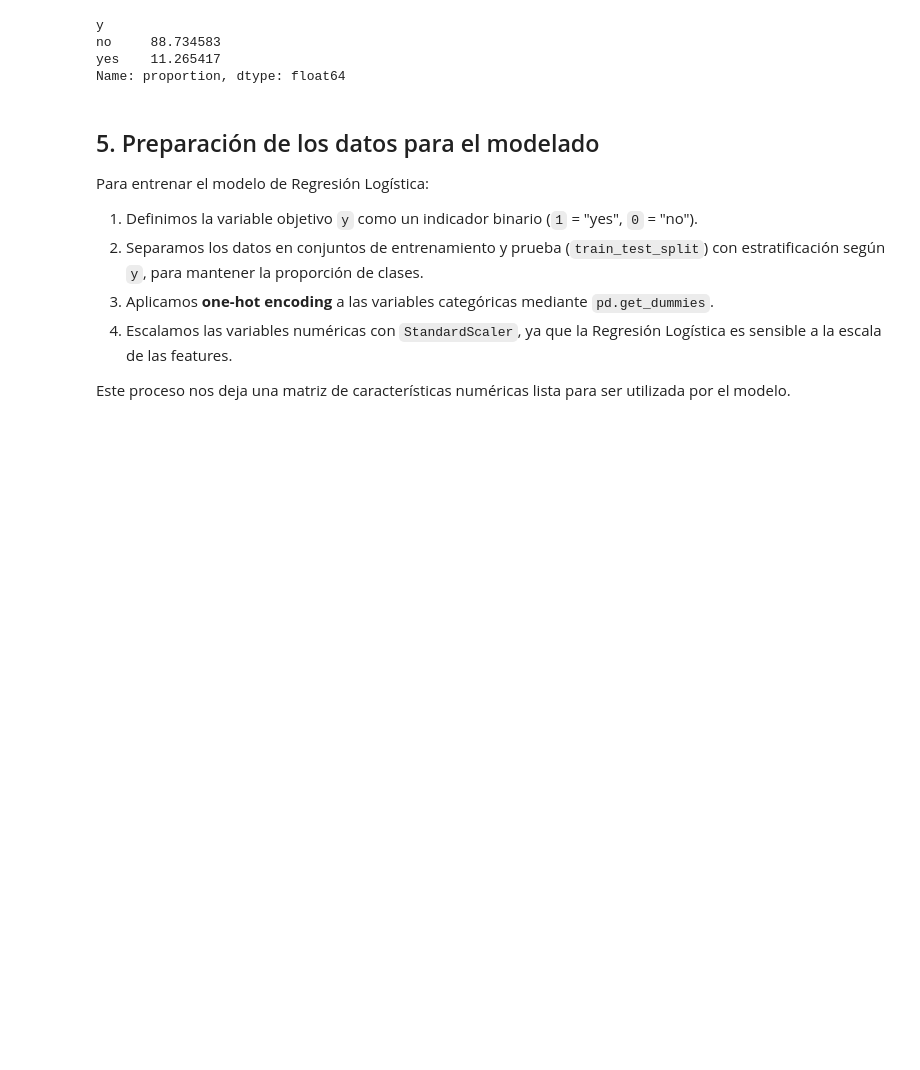
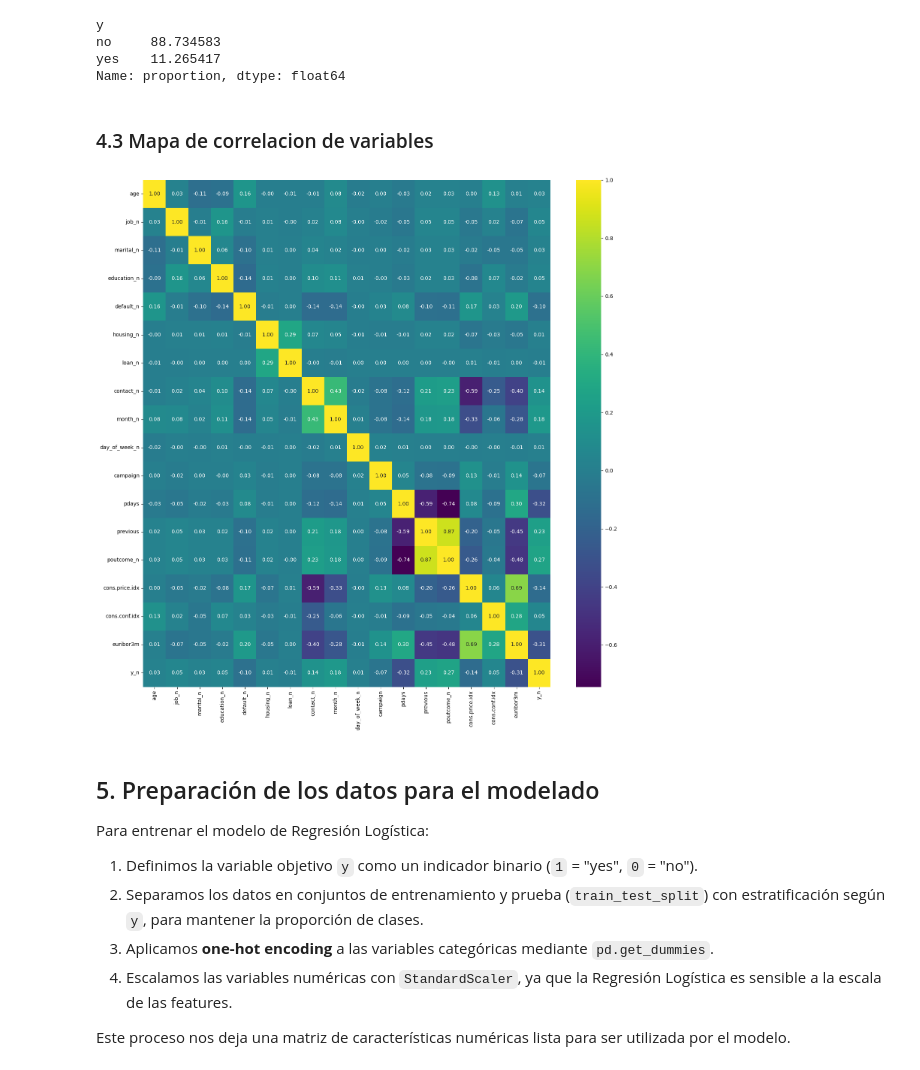
Before and after one commit to 4GeeksAcademy/carlos-gondelles-proyecto-regresion-logistica, a Jupyter notebook: src/explore.ipynb, the cells around one changed output. Saved outputs shown, nothing was run; the diff lists cells and outputs as text; code cells hidden in the pictures; blank space fills up the shorter version.

```diff
--- a/src/explore.ipynb
+++ b/src/explore.ipynb
@@ -302,6 +341,14 @@ plt.tight_layout()
 plt.show()
 # %% [output]
 [figure]
+# %%
+total_data = df.copy()
+total_data["y_n"] = pd.factorize(total_data.y)[0]
+
+
+y_transformation_rules = {row["y"]: row["y_n"] for index, row in total_data[["y_n", "y"]].drop_duplicates().iterrows()}
+with open("./y_transformation_rules.json", "w") as f:
+  json.dump(y_transformation_rules, f)
 # %% [markdown]
 ### 3.2 Variables categóricas
 
@@ -478,12 +558,12 @@ plt.show()
 # %% [output]
 [figure]
 # %%
-df_eda["age_bin"] = pd.cut(df_eda["age"],
+total_data["age_bin"] = pd.cut(total_data["age"],
                            bins=[17, 25, 35, 45, 55, 65, 100],
                            labels=["18-25", "26-35", "36-45", "46-55", "56-65", "65+"])
 
 age_rate = (
-    df_eda.groupby("age_bin")["y_n"]
+    total_data.groupby("age_bin")["y_n"]
     .mean()
     .reset_index()
 )
@@ -763,3 +843,5 @@ y
 no     88.734583
 yes    11.265417
 Name: proportion, dtype: float64
+# %% [markdown]
+### 4.3 Mapa de correlacion de variables
@@ -766,3 +901,13 @@ Name: proportion, dtype: float64
+# %%
+cols_num=["age","job_n","marital_n","education_n","default_n","housing_n","loan_n","contact_n","month_n",
+        "day_of_week_n","campaign","pdays","previous","poutcome_n","cons.price.idx",
+        "cons.conf.idx","euribor3m","y_n"]
+fig, ax = plt.subplots(figsize=(15,15))
+sns.heatmap(total_data[cols_num].corr(method="pearson"), annot=True, fmt=".2f", cmap="viridis", ax=ax)
+plt.tight_layout()
+plt.show()
+# %% [output]
+[figure, added]
 # %% [markdown]
 ## 5. Preparación de los datos para el modelado
 
```
Also changed, not shown: parts of 55 cells of this notebook, 32 other files.
